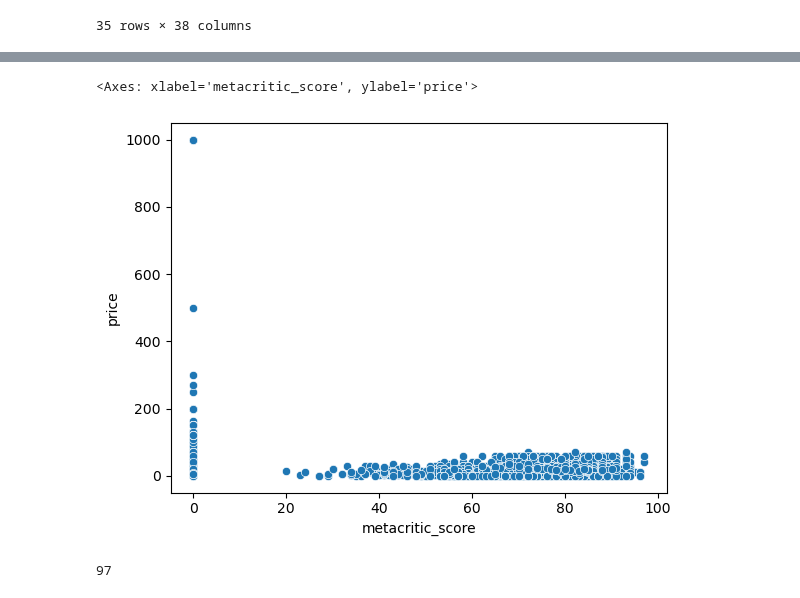
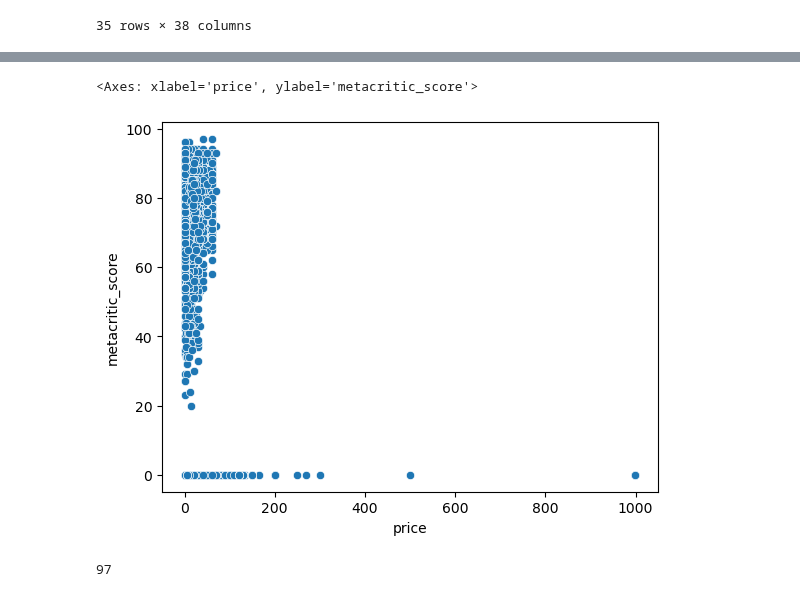
Before and after one commit to whoshilo/AI, a Jupyter notebook: Semester 1/Games/Mr. President, he's gaming.ipynb, the cells around one changed output, grey strips where cells are left out. Saved outputs shown, nothing was run; the diff lists cells and outputs as text; code cells hidden in the pictures.

Commit message:
scat plot

```diff
--- a/Semester 1/Games/Mr. President, he's gaming.ipynb
+++ b/Semester 1/Games/Mr. President, he's gaming.ipynb
@@ -90,10 +90,10 @@ array(['https://cdn.akamai.steamstatic.com/steam/apps/20200/0000005994.1920x1080
        'https://shared.akamai.steamstatic.com/store_item_assets/steam/apps/3054200/ss_4341cfdd57755670a796a0cc5f94994b0bbb9332.1920x1080.jpg?t=1725032216,https://shared.akamai.steamstatic.com/store_it ...
       dtype=object)
 # %%
-sns.scatterplot(data=df, y='price', x='metacritic_score')
+sns.scatterplot(data=df, x='price', y='metacritic_score')
 # %% [output]
-<Axes: xlabel='metacritic_score', ylabel='price'>
+<Axes: xlabel='price', ylabel='metacritic_score'>
-[figure, old version]
+[figure, new version]
 # %%
 df['metacritic_score'].max()
 # %% [output]
```
Also changed, not shown: parts of 7 cells of this notebook.
